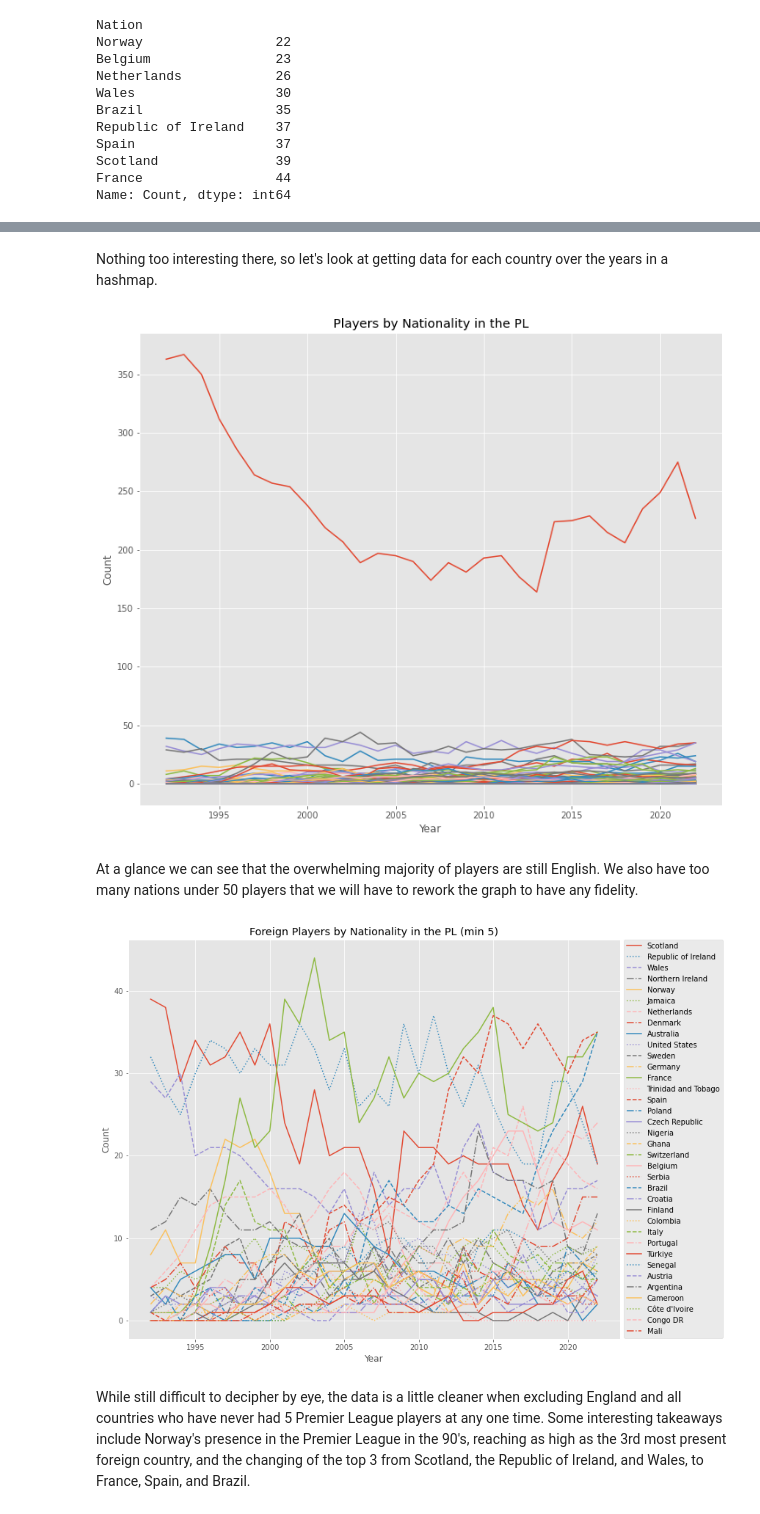
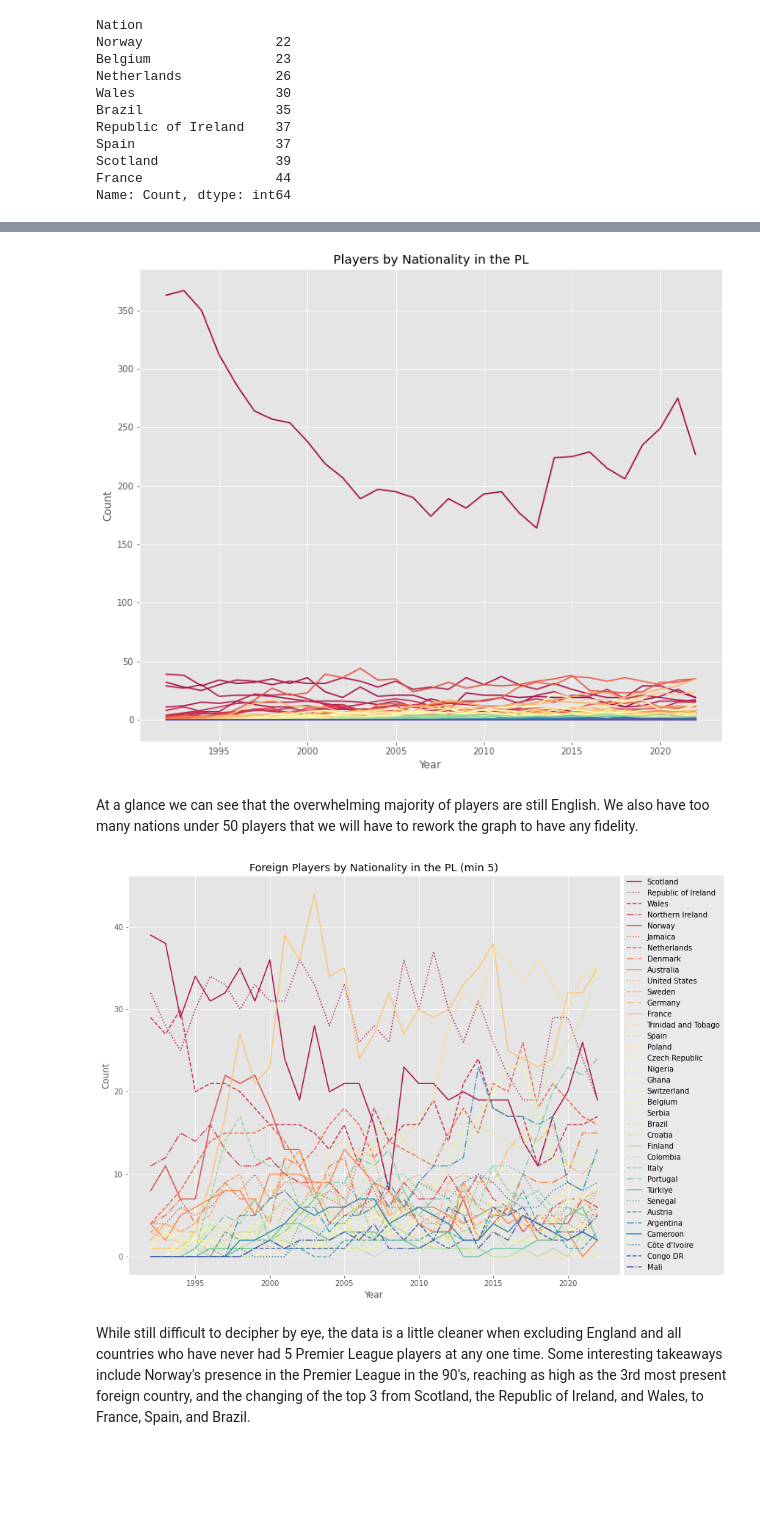
Before and after one commit to ggdurrant/premier-league-map, a Jupyter notebook: explore_player_data.ipynb, the cells around one changed output, grey strips where cells are left out. Saved outputs shown, nothing was run; the diff lists cells and outputs as text; code cells hidden in the pictures; blank space fills up the shorter version.

Commit message:
graphs and player count by country

```diff
--- a/explore_player_data.ipynb
+++ b/explore_player_data.ipynb
@@ -8,6 +12,6 @@ plt.style.use('ggplot')
 # %% [markdown]
 Let's load in our master DataFrame with every year's data and look at the trends.
 # %%
-df = pd.read_csv('cleaned_data/all_years.csv')
+df = pd.read_csv('cleaned_data/all_years.csv', keep_default_na=False, na_values=(['NaN', 'null', 'NULL', 'N/A', 'n/a']))
 df.tail()
 # %% [output]
@@ -122,5 +76,3 @@ stack_nationality_by_year(2016)
-# %% [markdown]
-Nothing too interesting there, so let's look at getting data for each country over the years in a hashmap.
 # %%
 nations = {}
 for nation in df.loc[:,'Nation']:
@@ -133,30 +85,37 @@ for year in range(df['Year'].min(), df['Year'].max()+1):
         else:
             nations[nation].append(df.loc[(df['Year']==year) & (df['Nation']==nation), 'Count'].values[0])
 # %%
+n_colors = len(nations)
+colors = sns.color_palette('Spectral', n_colors=n_colors)
 fig, ax = plt.subplots(figsize=(12,10))
+i = 0
 for nation in nations:
-    ax.plot(range(df['Year'].min(), df['Year'].max()+1), nations[nation])
+    ax.plot(range(df['Year'].min(), df['Year'].max()+1), nations[nation], color=colors[i])
     ax.set(title='Players by Nationality in the PL', xlabel='Year', ylabel='Count')
     # ax.legend(labels=nations.keys(), loc='lower right')
+    i += 1
 # %% [output]
-[figure, old version]
+[figure, new version]
 # %% [markdown]
 At a glance we can see that the overwhelming majority of players are still English. We also have too many nations under 50 players that we will have to rework the graph to have any fidelity.
 # %%
 fig, ax = plt.subplots(figsize=(12,10))
 labels = []
 styles = ['solid', 'dotted', 'dashed', 'dashdot']
+colors = sns.color_palette('Spectral', n_colors=36)
 i = 0
+c = 0
 for nation in nations:
     if nation != "England" and max(nations[nation])>5:
         labels.append(nation)
-        ax.plot(range(df['Year'].min(), df['Year'].max()+1), nations[nation], linestyle=styles[i])
+        ax.plot(range(df['Year'].min(), df['Year'].max()+1), nations[nation], linestyle=styles[i], color=colors[c])
         i += 1
         i = 0 if i == 4 else i
+        c += 1
 ax.set(title='Foreign Players by Nationality in the PL (min 5)', xlabel='Year', ylabel='Count')
 ax.legend(labels=labels, bbox_to_anchor=(1,1.01));
 # %% [output]
-[figure, old version]
+[figure, new version]
 # %% [markdown]
 While still difficult to decipher by eye, the data is a little cleaner when excluding England and all countries who have never had 5 Premier League players at any one time. Some interesting takeaways include Norway's presence in the Premier League in the 90's, reaching as high as the 3rd most present foreign country, and the changing of the top 3 from Scotland, the Republic of Ireland, and Wales, to France, Spain, and Brazil.
 # %%
```
Also changed, not shown: parts of 15 cells of this notebook, 38 other files.
